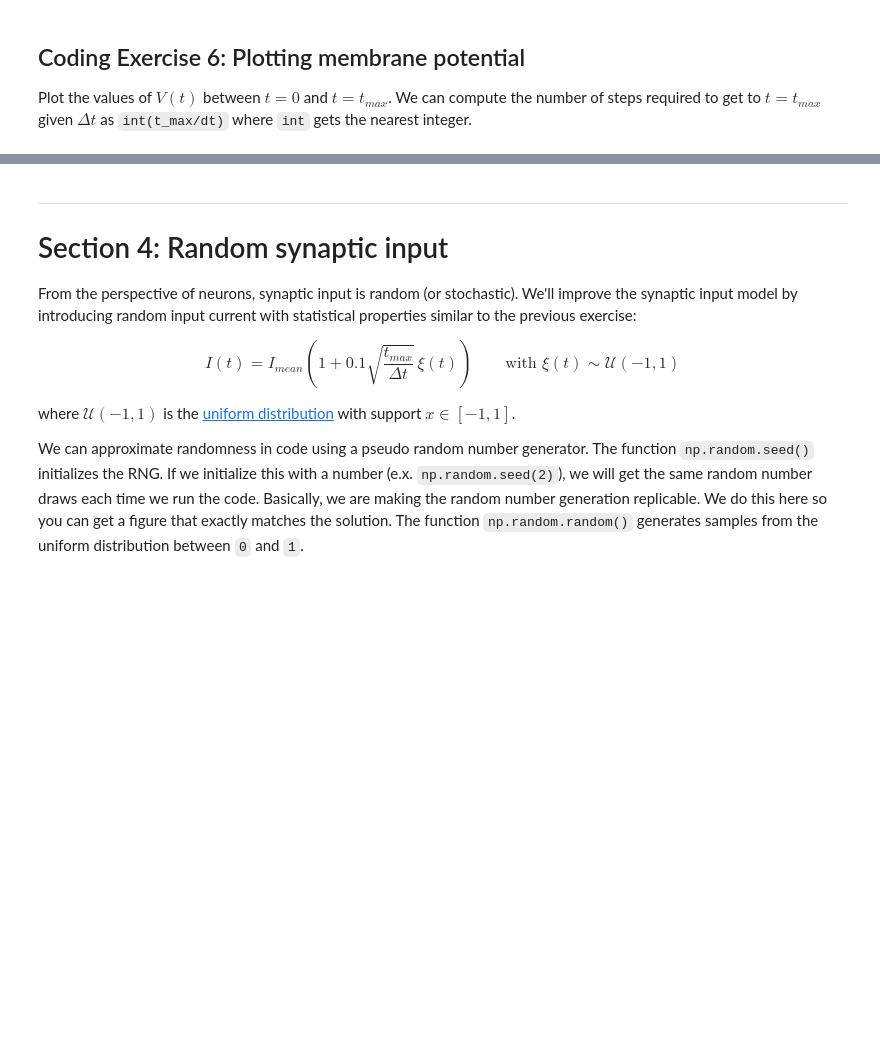
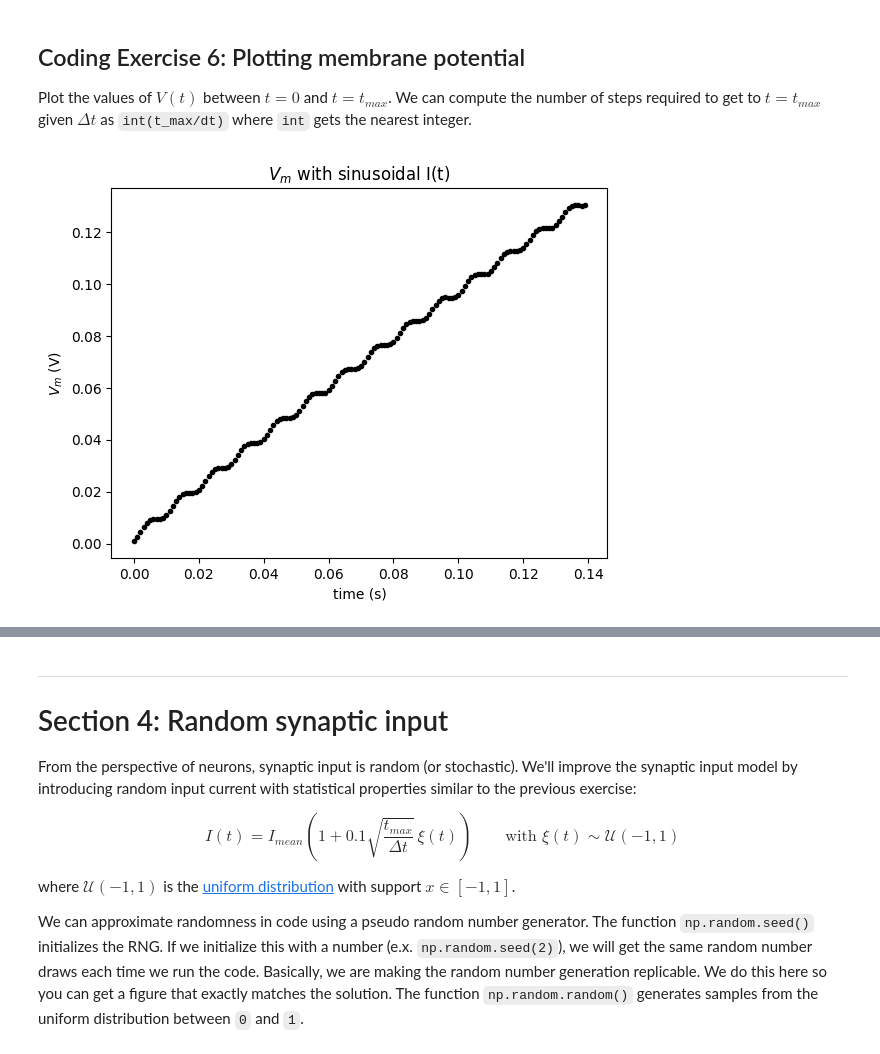
Before and after one commit to atryt0ne/BCS_Introductory_Comp_Neuro, a Jupyter notebook: tutorials/W0D1_PythonWorkshop1/student/W0D1_Tutorial1.ipynb, the cells around one changed output, grey strips where cells are left out. Cells and saved outputs as stored; diff of their text form; code cells hidden in the pictures; blank space fills up the shorter version.

```diff
--- a/tutorials/W0D1_PythonWorkshop1/student/W0D1_Tutorial1.ipynb
+++ b/tutorials/W0D1_PythonWorkshop1/student/W0D1_Tutorial1.ipynb
@@ -626,38 +685,54 @@ Plot the values of $V(t)$ between $t=0$ and $t=t_{max}$. We can compute the numb
 #################################################
 ## TODO for students: fill out the figure initialization and plotting code below ##
 # Fill out code and comment or remove the next line
-raise NotImplementedError("Student exercise: You need to fill out membrane potential figure code")
+# raise NotImplementedError("Student exercise: You need to fill out membrane potential figure code")
 #################################################
+import matplotlib.pyplot as plt
+import numpy as np
+
+#Define values
+dt=0.001
+i_mean=1
+t_max=0.14
+tau=1
+r=1
 
 # Initialize step_end
 step_end = int(t_max / dt)
 
 # Initialize v0
-v = el
+v = el = 0
 
 # Initialize the figure
 plt.figure()
 plt.title('$V_m$ with sinusoidal I(t)')
 plt.xlabel('time (s)')
-plt.ylabel('$V_m$ (V)');
+plt.ylabel('$V_m$ (V)')
+
+#Create empty lists to store t and i values
+t_values=[]
+v_values=[]
+
 
 # Loop for step_end steps
 for step in range(step_end):
 
   # Compute value of t
   t = step * dt
 
   # Compute value of i at this time step
   i = i_mean * (1 + np.sin((t * 2 * np.pi) / 0.01))
 
   # Compute v
   v = v + dt/tau * (el - v + r*i)
 
   # Plot v (using 'k.' to get even smaller markers)
-  plt.plot(...)
+  plt.plot(t,v,'k.')
 
 # Display plot
 plt.show()
+# %% [output]
+[figure, added]
 # %% [markdown]
 [*Click for solution*](https://github.com/NeuromatchAcademy/precourse/tree/main//tutorials/W0D1_PythonWorkshop1/solutions/W0D1_Tutorial1_Solution_70f05c19.py)
 
```
Also changed, not shown: parts of 12 cells of this notebook.
